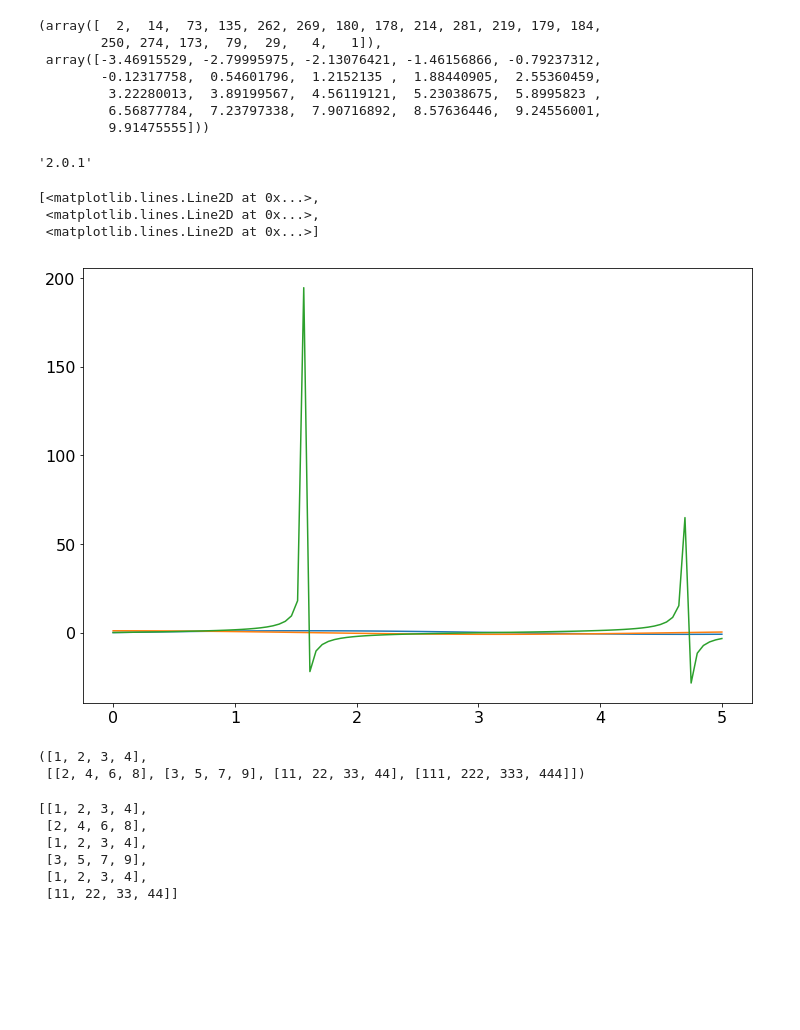
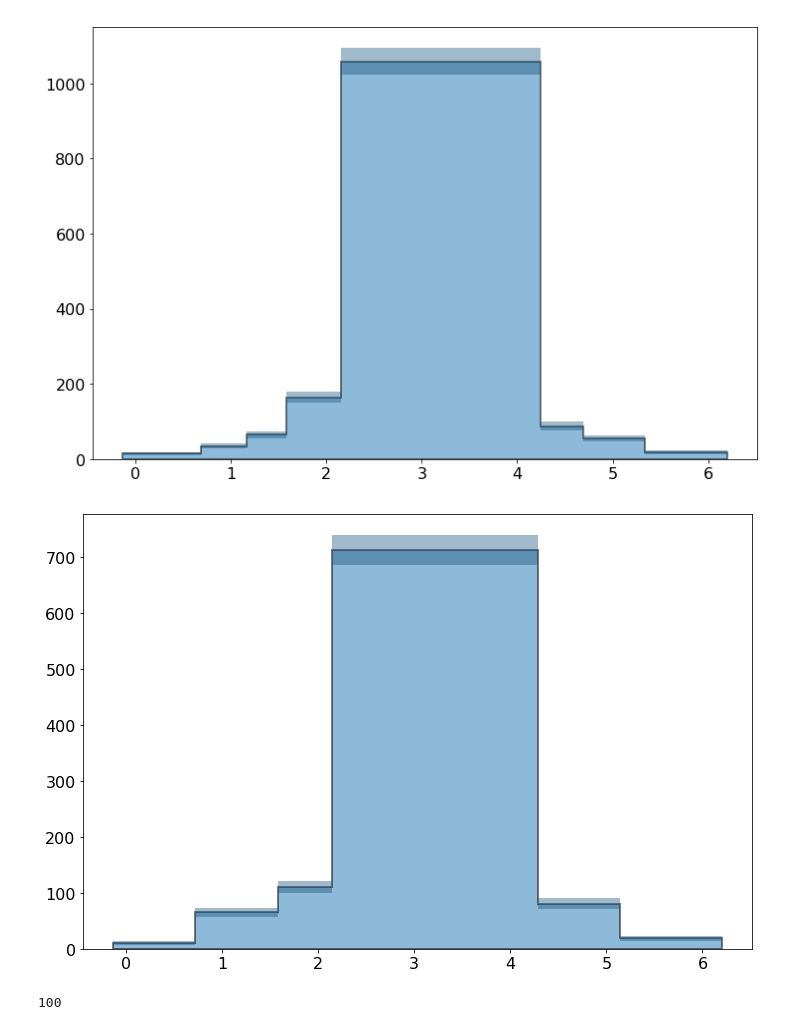
Before and after one commit to pollackscience/histogram_plus, a Jupyter notebook: scripts/hist_plus.ipynb, the cells around one changed output. Cells and saved outputs as stored; diff of their text form; code cells hidden in the pictures; blank space fills up the shorter version.

```diff
--- a/scripts/hist_plus.ipynb
+++ b/scripts/hist_plus.ipynb
@@ -109,10 +59,0 @@ bins
-# %%
-np.histogram([data, data2, data3], bins='auto')
-# %% [output]
-(array([  2,  14,  73, 135, 262, 269, 180, 178, 214, 281, 219, 179, 184,
-        250, 274, 173,  79,  29,   4,   1]),
- array([-3.46915529, -2.79995975, -2.13076421, -1.46156866, -0.79237312,
-        -0.12317758,  0.54601796,  1.2152135 ,  1.88440905,  2.55360459,
-         3.22280013,  3.89199567,  4.56119121,  5.23038675,  5.8995823 ,
-         6.56877784,  7.23797338,  7.90716892,  8.57636446,  9.24556001,
-         9.91475555]))
@@ -123,4 +59,0 @@ import matplotlib as mpl
-# %%
-mpl.__version__
-# %% [output]
-'2.0.1'
@@ -132,12 +59,0 @@ y3 = np.tan(x)
-# %%
-plt.plot(*list(itertools.chain.from_iterable(zip([x]*3,ys))))
-# %% [output]
-[<matplotlib.lines.Line2D at 0x...>,
- <matplotlib.lines.Line2D at 0x...>,
- <matplotlib.lines.Line2D at 0x...>]
-[figure, removed]
-# %%
-a,b
-# %% [output]
-([1, 2, 3, 4],
- [[2, 4, 6, 8], [3, 5, 7, 9], [11, 22, 33, 44], [111, 222, 333, 444]])
@@ -146,9 +60,11 @@ import itertools
-# %%
-list(itertools.chain.from_iterable(zip([a]*3,b)))
-# %% [output]
-[[1, 2, 3, 4],
- [2, 4, 6, 8],
- [1, 2, 3, 4],
- [3, 5, 7, 9],
- [1, 2, 3, 4],
- [11, 22, 33, 44]]
+# %%
+_ = hist(data2, weights=weights, bins='blocks', histtype='stepfilled', errorbars=True)
+plt.figure()
+_ = hist(data2, bins='blocks', histtype='stepfilled', errorbars=True)
+# %% [output]
+[figure, added]
+[figure, added]
+# %%
+len(weights4)
+# %% [output]
+100
```
Also changed, not shown: parts of 8 cells of this notebook, 4 other files.
